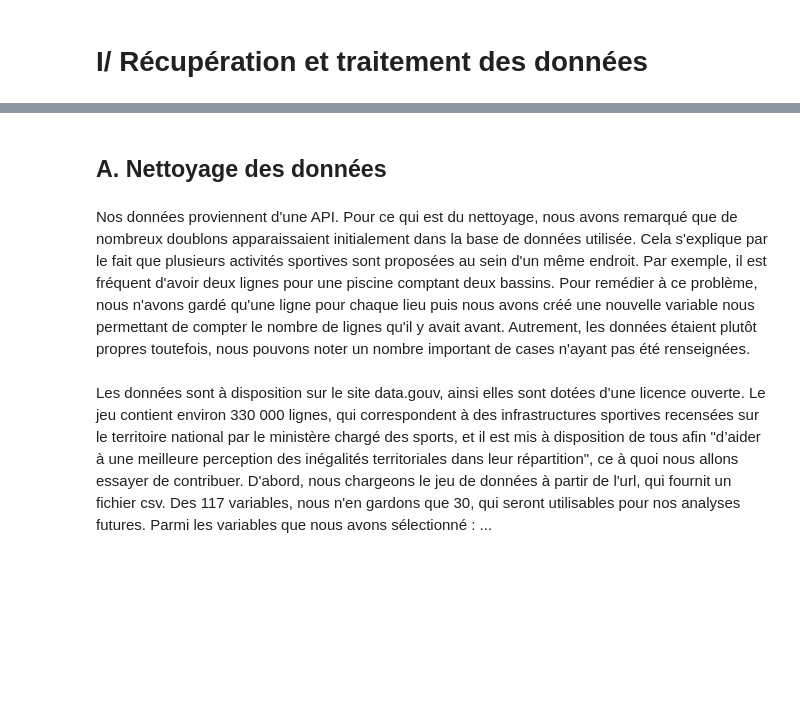
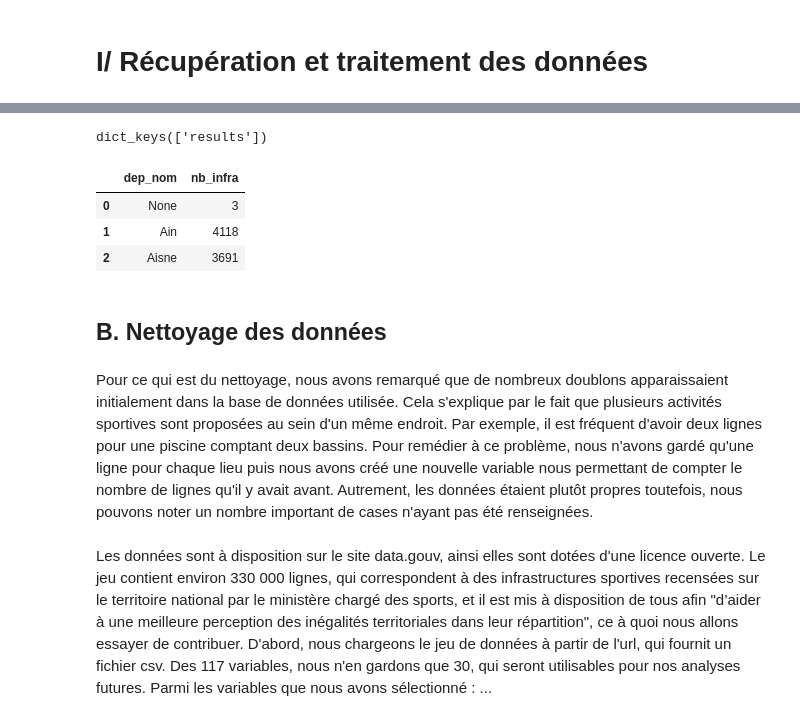
Before and after one commit to cyprienmathe/Python-data-science, a Jupyter notebook: main.ipynb, the cells around one changed output, grey strips where cells are left out. Saved outputs shown, nothing was run; the diff lists cells and outputs as text; code cells hidden in the pictures; blank space fills up the shorter version.

```diff
--- a/main.ipynb
+++ b/main.ipynb
@@ -13,7 +19,21 @@ Notre projet a donc pour objectif de répondre à la problématique suivante : A
+# %%
+import pandas as pd
+from fonctions import *
+
+#Un exemple de lien pour obtenir le nombre d'infrastructures par département à l'aide de la méthode group_by et renommé sous la varibale nb_infra
+api_url = "https://equipements.sports.gouv.fr/api/explore/v2.1/catalog/datasets/data-es/records?select=COUNT(inst_numero)%20as%20nb_infra&group_by=dep_nom&order_by=dep_code&limit=-1"
+tab = call_api(api_url)
+tab.head(3)
+# %% [output]
+dict_keys(['results'])
+|  | dep_nom | nb_infra |
+| 0 | None | 3 |
+| 1 | Ain | 4118 |
+| 2 | Aisne | 3691 |
 # %% [markdown]
-## A. Nettoyage des données
+## B. Nettoyage des données
 # %% [markdown]
-Nos données proviennent d'une API. Pour ce qui est du nettoyage, nous avons remarqué que de nombreux doublons apparaissaient initialement dans la base de données utilisée. Cela s'explique par le fait que plusieurs activités sportives sont proposées au sein d'un même endroit. Par exemple, il est fréquent d'avoir deux lignes pour une piscine comptant deux bassins. Pour remédier à ce problème, nous n'avons gardé qu'une ligne pour chaque lieu puis nous avons créé une nouvelle variable nous permettant de compter le nombre de lignes qu'il y avait avant.
+Pour ce qui est du nettoyage, nous avons remarqué que de nombreux doublons apparaissaient initialement dans la base de données utilisée. Cela s'explique par le fait que plusieurs activités sportives sont proposées au sein d'un même endroit. Par exemple, il est fréquent d'avoir deux lignes pour une piscine comptant deux bassins. Pour remédier à ce problème, nous n'avons gardé qu'une ligne pour chaque lieu puis nous avons créé une nouvelle variable nous permettant de compter le nombre de lignes qu'il y avait avant.
 Autrement, les données étaient plutôt propres toutefois, nous pouvons noter un nombre important de cases n'ayant pas été renseignées.
 # %% [markdown]
 Les données sont à disposition sur le site data.gouv, ainsi elles sont dotées d'une licence ouverte. Le jeu contient environ 330 000 lignes, qui correspondent à des infrastructures sportives recensées sur le territoire national par le ministère chargé des sports, et il est mis à disposition de tous afin "d’aider à une meilleure perception des inégali­tés ter­ri­to­ria­les dans leur répar­ti­tion", ce à quoi nous allons essayer de contribuer.
```
Also changed, not shown: parts of 13 cells of this notebook.
